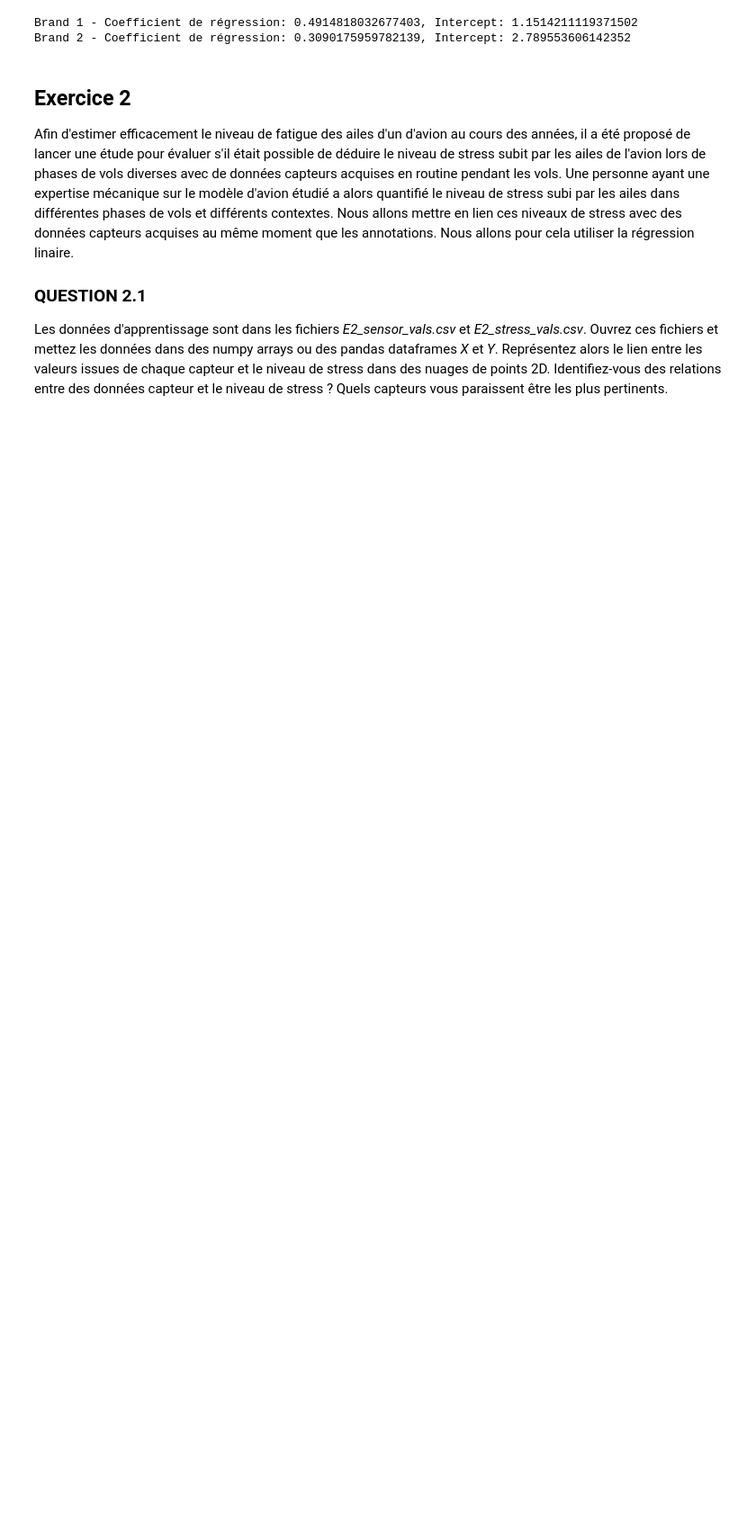
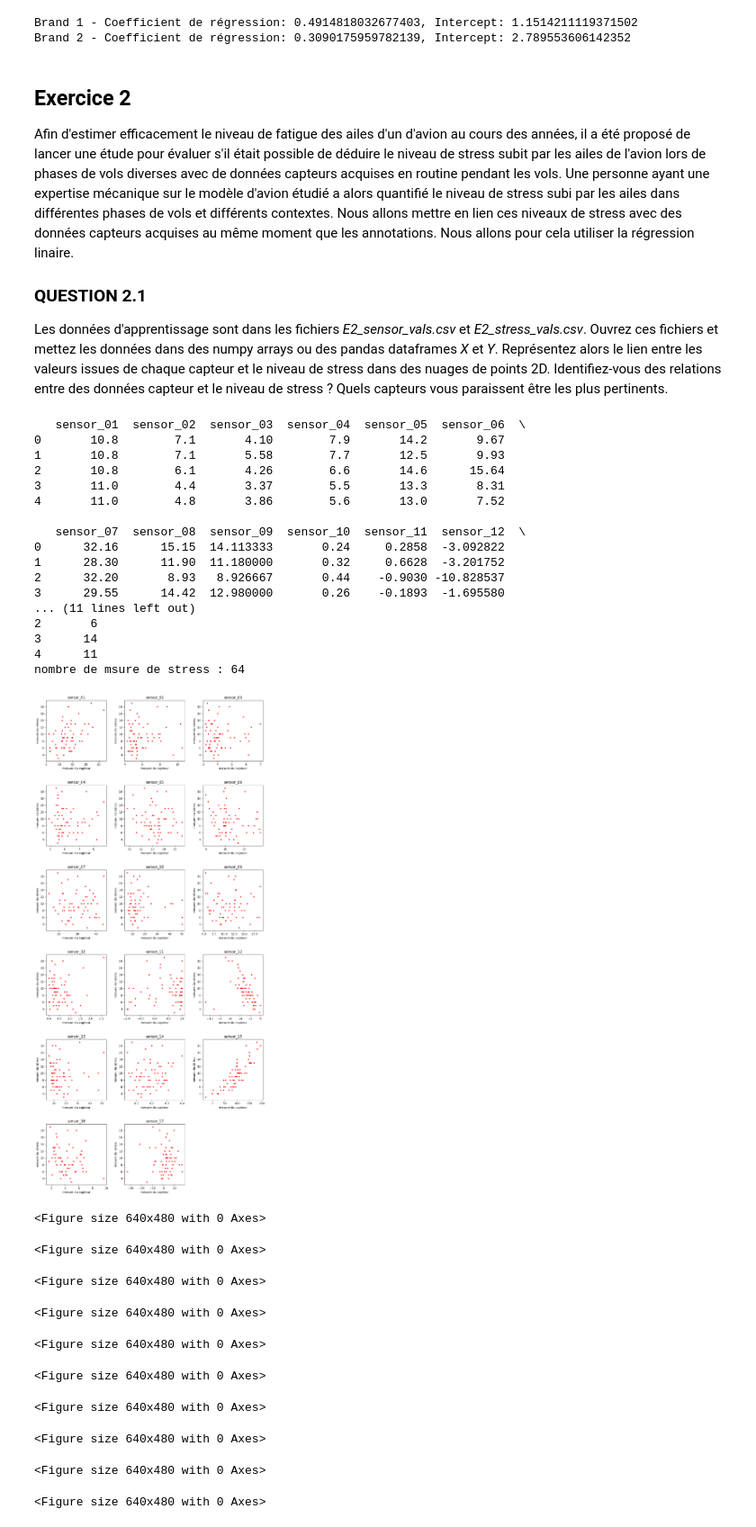
Before and after one commit to HR-Supaero/stat-ml, a Jupyter notebook: TPs/BE_statML_2025/BE_StatML_2025.ipynb, the cells around one changed output. Shown: that part at 90% size. Cells and saved outputs as stored; diff of their text form; code cells hidden in the pictures; blank space fills up the shorter version.

```diff
--- a/TPs/BE_statML_2025/BE_StatML_2025.ipynb
+++ b/TPs/BE_statML_2025/BE_StatML_2025.ipynb
@@ -196,0 +185,68 @@ from sklearn import preprocessing
+# %%
+import pandas as pd
+import numpy as np
+import matplotlib.pyplot as plt
+from sklearn import preprocessing
+
+
+sensor = pd.read_csv("E2_sensor_vals.csv", sep=";")
+
+stress = pd.read_csv("E2_stress_vals.csv", sep=";")
+
+#TODO
+
+print(sensor.head())
+print(stress.head())
+print(f'nombre de msure de stress : {stress.size}')
+
+fig, axes = plt.subplots(nrows=6, ncols=3, figsize=(12, 12))
+axes = axes.flatten()
+
+for i, column in  enumerate(sensor.columns) :
+    figure = plt.figure()
+    axes[i].plot(sensor[column],stress,'r.')
+    axes[i].set_xlabel('mesure du capteur')
+    axes[i].set_ylabel('mesure du stress')
+    axes[i].set_title(column)
+
+for j in range(i+1, len(axes)):
+    fig.delaxes(axes[j])
+
+fig.subplots_adjust(
+    left=0.1,
+    right=0.95,
+    top=2,
+    bottom=0.1,
+    wspace=0.3,
+    hspace=0.4
+)
+plt.show()
+# %% [output]
+   sensor_01  sensor_02  sensor_03  sensor_04  sensor_05  sensor_06  \
+0       10.8        7.1       4.10        7.9       14.2       9.67
+1       10.8        7.1       5.58        7.7       12.5       9.93
+2       10.8        6.1       4.26        6.6       14.6      15.64
+3       11.0        4.4       3.37        5.5       13.3       8.31
+4       11.0        4.8       3.86        5.6       13.0       7.52
+
+   sensor_07  sensor_08  sensor_09  sensor_10  sensor_11  sensor_12  \
+0      32.16      15.15  14.113333       0.24     0.2858  -3.092822
+1      28.30      11.90  11.180000       0.32     0.6628  -3.201752
+2      32.20       8.93   8.926667       0.44    -0.9030 -10.828537
+3      29.55      14.42  12.980000       0.26    -0.1893  -1.695580
+... (11 lines left out)
+2       6
+3      14
+4      11
+nombre de msure de stress : 64
+[figure, added]
+<Figure size 640x480 with 0 Axes>
+<Figure size 640x480 with 0 Axes>
+<Figure size 640x480 with 0 Axes>
+<Figure size 640x480 with 0 Axes>
+<Figure size 640x480 with 0 Axes>
+<Figure size 640x480 with 0 Axes>
+<Figure size 640x480 with 0 Axes>
+<Figure size 640x480 with 0 Axes>
+<Figure size 640x480 with 0 Axes>
+<Figure size 640x480 with 0 Axes>
```
Also changed, not shown: parts of 7 cells of this notebook.
